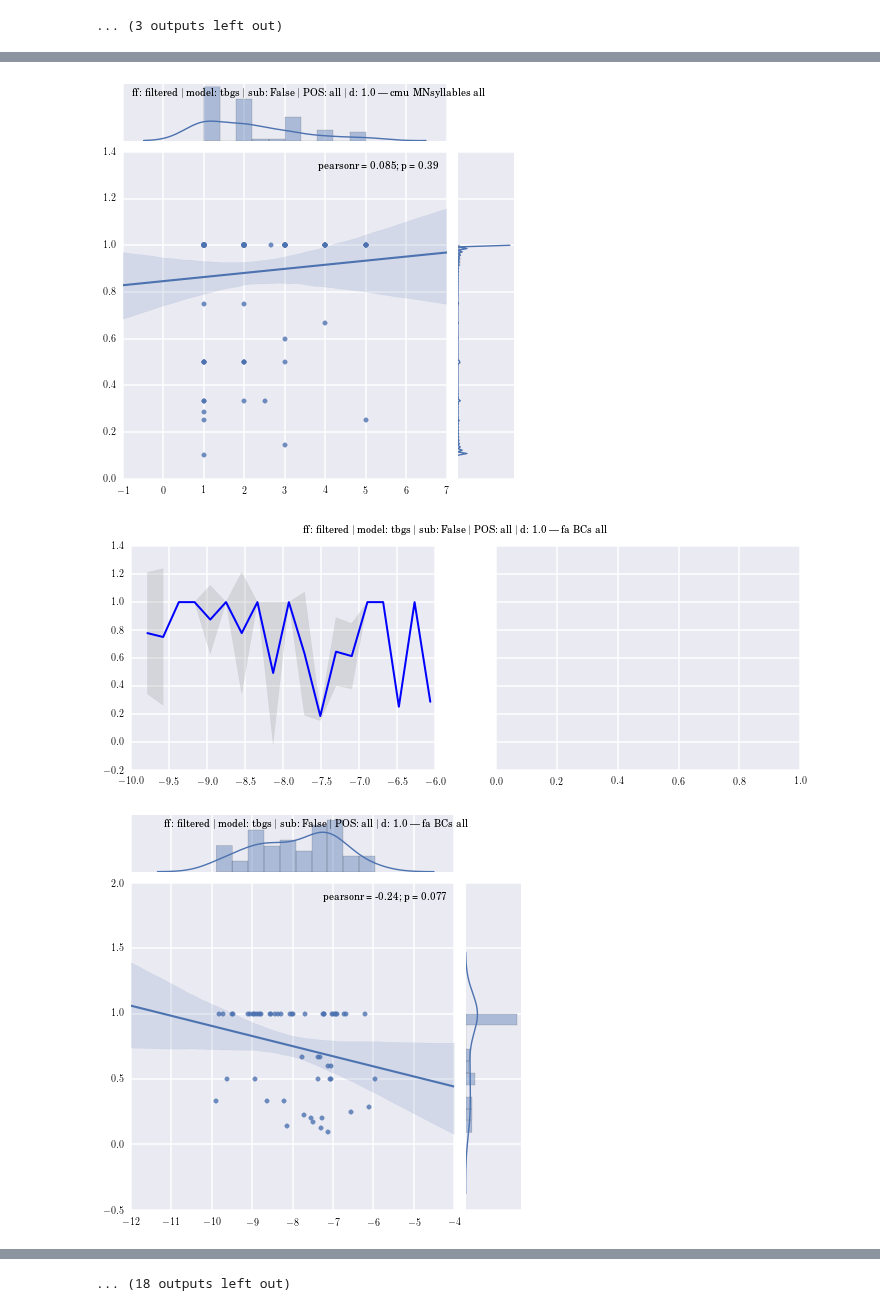
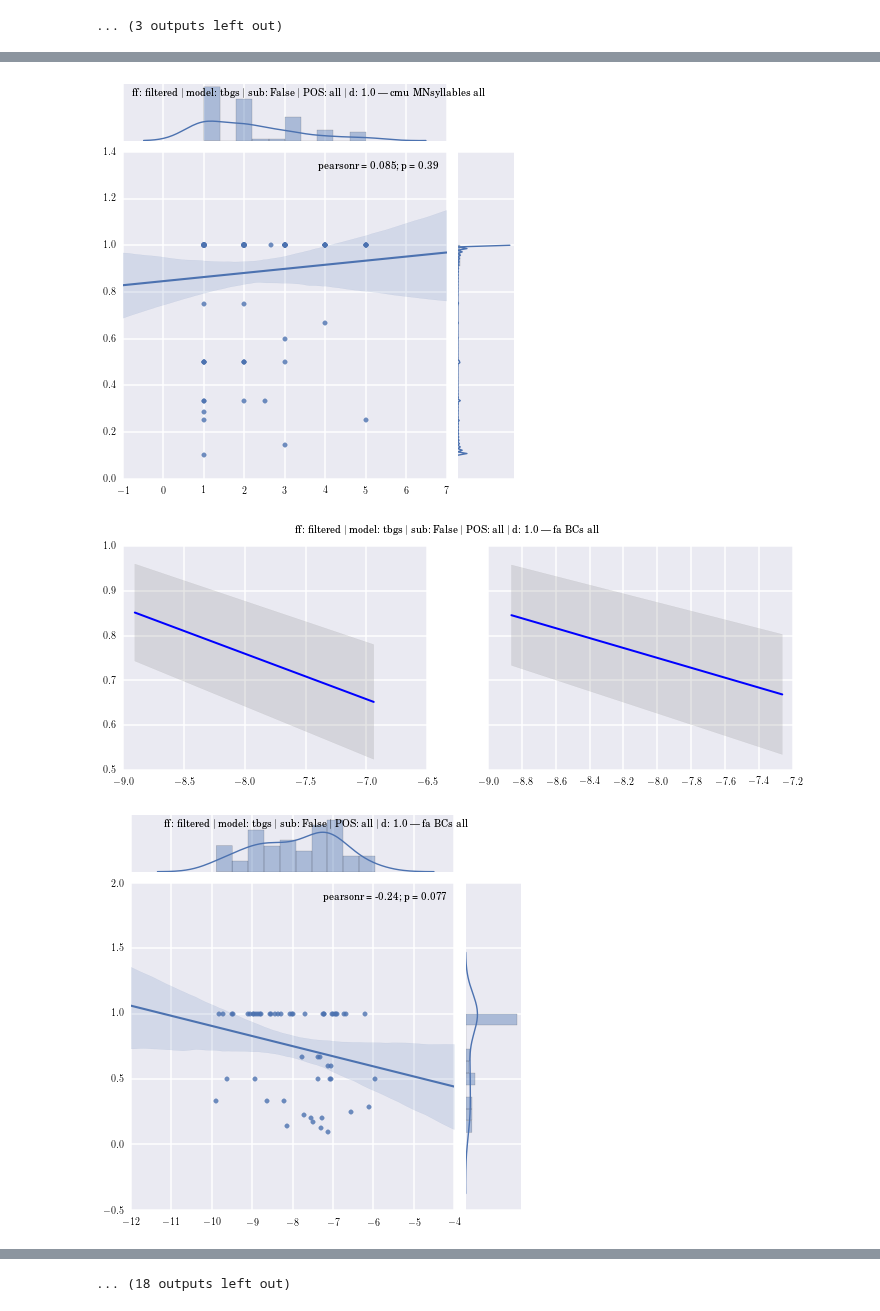
Before and after one commit to wehlutyk/brainscopypaste, a Jupyter notebook: substitutions_dev.ipynb, the cells around one changed output, grey strips where cells are left out. Saved outputs shown, nothing was run; the diff lists cells and outputs as text; code cells hidden in the pictures.

```diff
--- a/substitutions_dev.ipynb
+++ b/substitutions_dev.ipynb
@@ -96,4 +92,9 @@ Different views on the scatter plots of *feature value* ~ *susceptibility value*
 # %%
+from __future__ import division
+
+nbins = 3
+bin_filling = 25
+
 # Plot susceptibilities
 for a in sorted_analyses:
     fig, axs = plt.subplots(1, 2, sharey=True, figsize=(12, 4))
@@ -108,6 +109,9 @@ for a in sorted_analyses:
         a.f_susceptibilities_orig = a.f_susceptibilities
     # Removing zeros
     a.f_susceptibilities = a.f_susceptibilities_orig[np.nonzero(a.f_susceptibilities_orig[:, 1])]
+    # Remove MNSyns outlier
+    if a.feature.fullname == 'wn MNSyns all':
+        a.f_susceptibilities = a.f_susceptibilities_orig[np.nonzero(a.f_susceptibilities_orig[:, 1])][:-1]
 
     # Density plot of susceptibilities
     #sb.kdeplot(a.f_susceptibilities, ax=axs[1])
@@ -116,8 +120,8 @@ for a in sorted_analyses:
     jg = sb.jointplot(a.f_susceptibilities[:, 0], a.f_susceptibilities[:, 1], kind='reg', marginal_kws={'bins':10})
     a.print_fig_text(jg.fig, a.aa.title())
 
-    # Averages in bins
-    bins = np.linspace(a.f_susceptibilities[0, 0], a.f_susceptibilities[-1, 0], 20)
+    # Averages in fixed-width bins
+    bins = np.linspace(a.f_susceptibilities[0, 0], a.f_susceptibilities[-1, 0], nbins)
     xs = (bins[1:] + bins[:-1]) / 2
     ys = np.zeros_like(xs)
     cs = np.zeros_like(xs)
@@ -129,5 +133,21 @@ for a in sorted_analyses:
 
     axs[0].plot(xs, ys, 'b-', lw=2)
     axs[0].fill_between(xs, ys - cs, ys + cs, color='grey', alpha=0.2)
+
+    # Averages in fixed-number-of-points bins
+    nbins_filled = len(a.f_susceptibilities[:, 0]) // bin_filling
+    xs = np.zeros(nbins_filled)
+    ys = np.zeros_like(xs)
+    cs = np.zeros_like(xs)
+    for i in range(nbins_filled):
+        idx = range(i * bin_filling, (i + 1) * bin_filling)
+        xs[i] = a.f_susceptibilities[idx, 0].mean()
+        yss = a.f_susceptibilities[idx, 1]
+        ys[i] = yss.mean()
+        cs[i] = 1.96 * yss.std() / np.sqrt(len(idx) - 1)
+
+    axs[1].plot(xs, ys, 'b-', lw=2)
+    axs[1].fill_between(xs, ys - cs, ys + cs, color='grey', alpha=0.2)
+
     a.print_fig_text(fig, a.aa.title())
 # %% [output]
@@ -139,3 +159,3 @@ for a in sorted_analyses:
 [figure]
-[figure, old version]
+[figure, new version]
 [figure]
```
Also changed, not shown: parts of 4 cells of this notebook, 3 other files.
